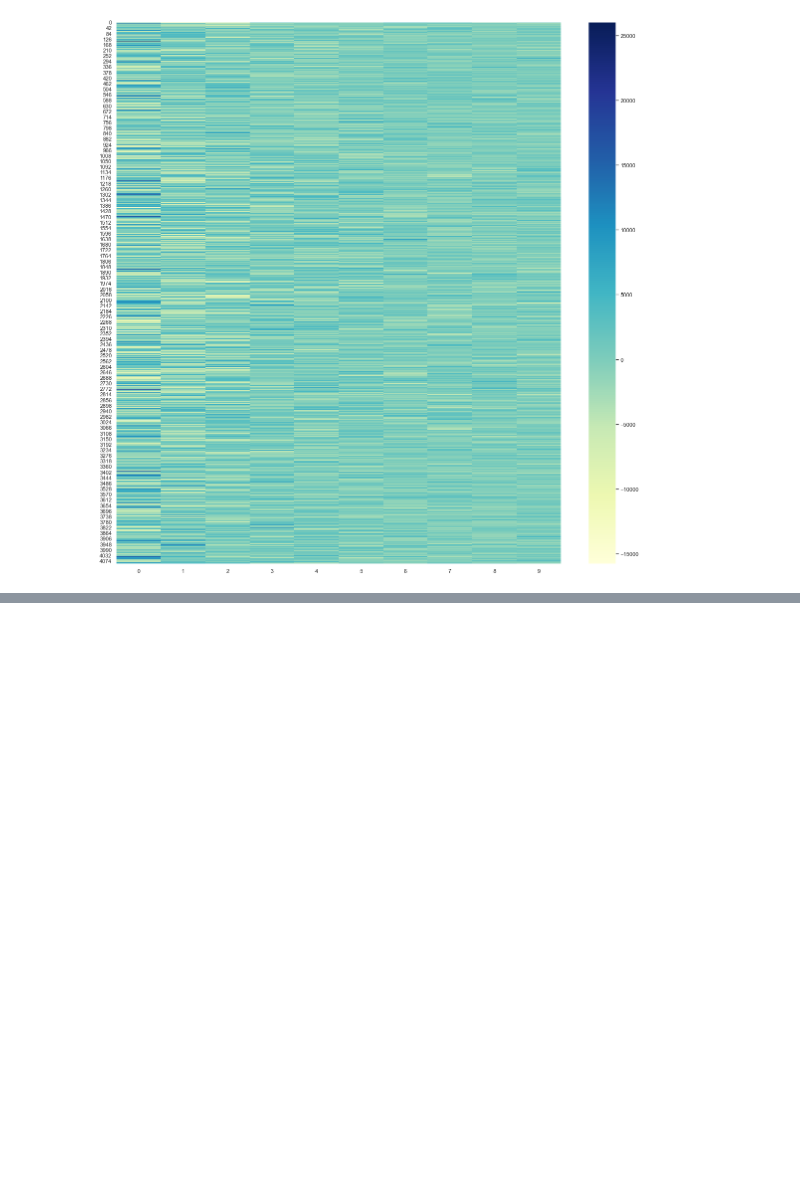
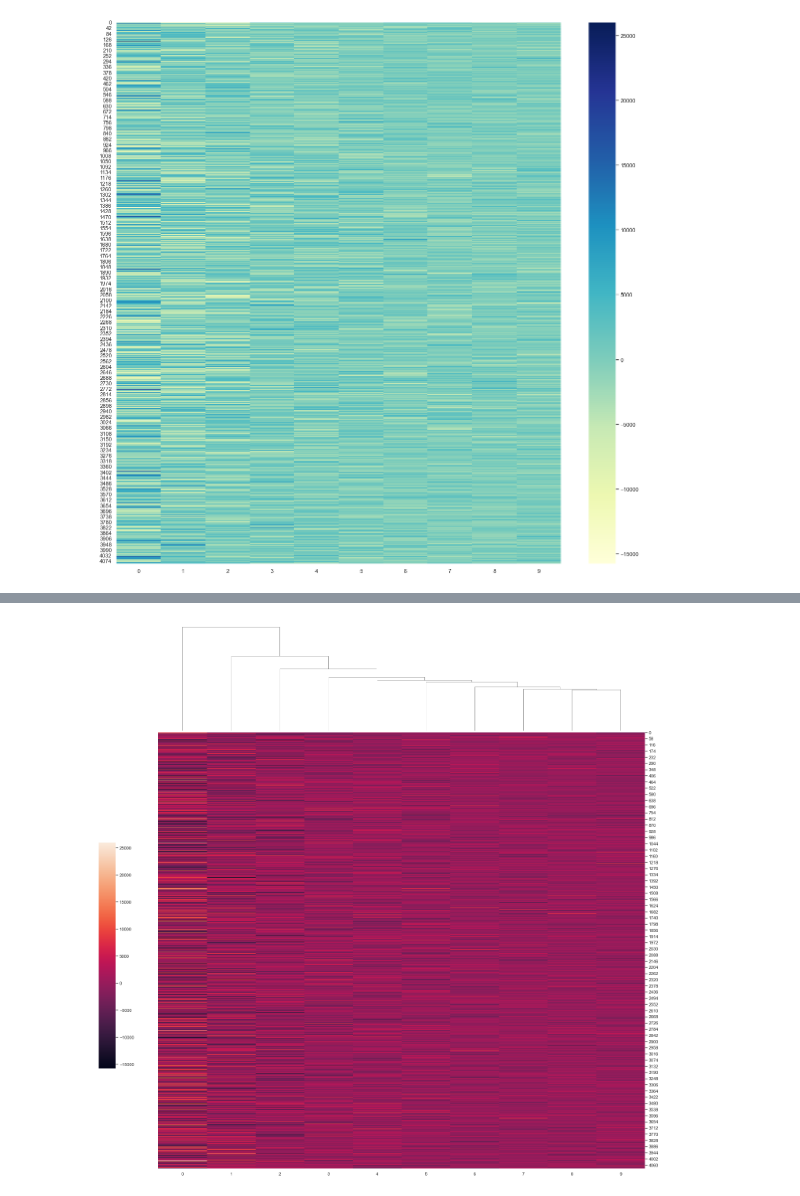
Before and after one commit to ElsaLopez133/PACHAMAMA, a Jupyter notebook: scatterplotipynb.ipynb, the cells around one changed output, grey strips where cells are left out. Drawn from its saved outputs; the diff is of its cells as text; code cells hidden in the pictures; blank space fills up the shorter version.

```diff
--- a/scatterplotipynb.ipynb
+++ b/scatterplotipynb.ipynb
@@ -218,0 +223,8 @@ ax = sns.heatmap(pca_result[:,:10],cmap="YlGnBu")
+# %%
+g = sns.clustermap(pca_result[:,:10],
+                   figsize=(20, 20),
+                   row_cluster=False,
+                   dendrogram_ratio=(.1, .2),
+                   cbar_pos=(0, .2, .03, .4))
+# %% [output]
+[figure, added]
```
Also changed, not shown: parts of 5 cells of this notebook.
